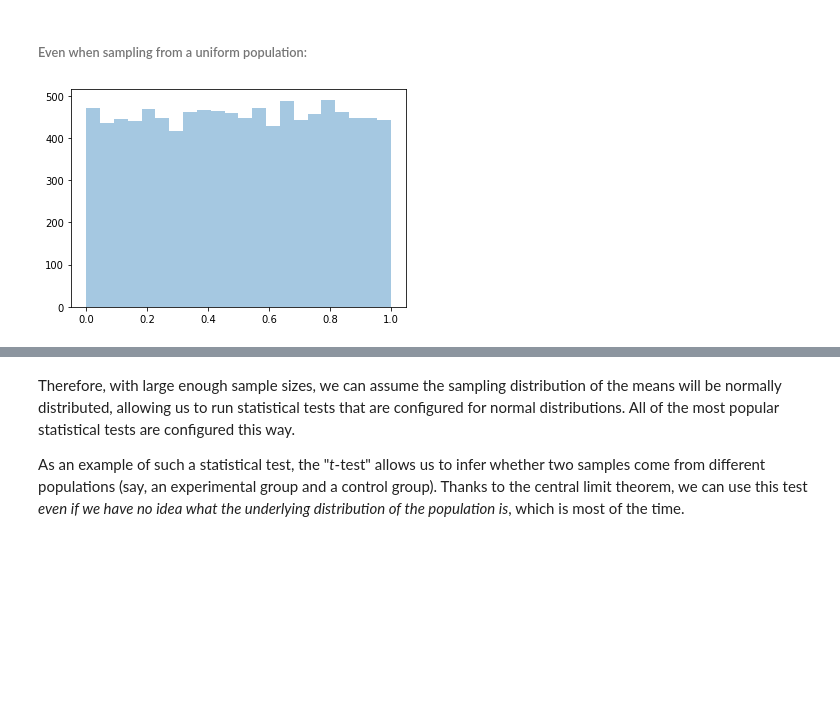
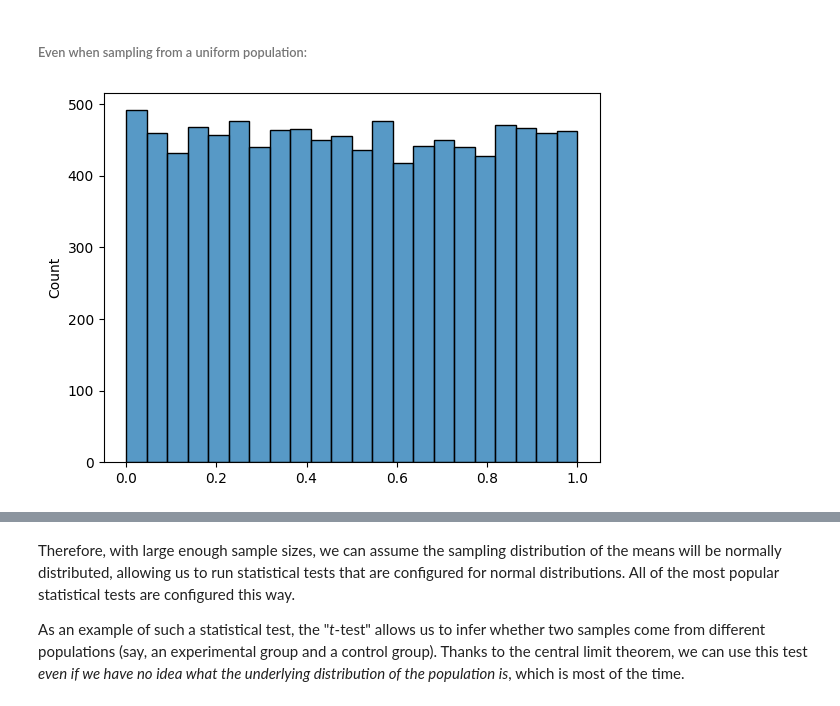
Before and after one commit to praveendhac/aiml-iisc-assignments, a Jupyter notebook: assignment1/central_limit_theorem.ipynb, the cells around one changed output, grey strips where cells are left out. Saved outputs shown, nothing was run; the diff lists cells and outputs as text; code cells hidden in the pictures; blank space fills up the shorter version.

```diff
--- a/assignment1/central_limit_theorem.ipynb
+++ b/assignment1/central_limit_theorem.ipynb
@@ -106,7 +121,8 @@ _ = sns.distplot(sample_mean_calculator(m, 1000, 1000))
 # %%
 u = np.random.uniform(size=10000)
 # %%
-_ = sns.distplot(u, kde=False)
+#_ = sns.distplot(u, kde=False)
+_ = sns.histplot(u, kde=False)
 # %% [output]
-[figure, old version]
+[figure, new version]
 # %%
```
Also changed, not shown: parts of 21 cells of this notebook.
